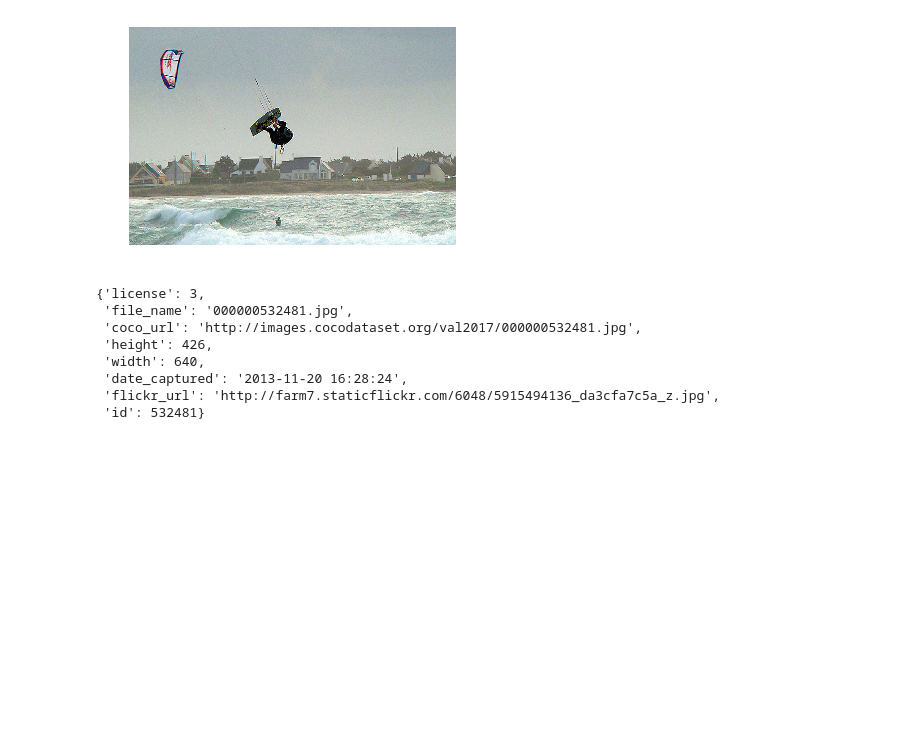
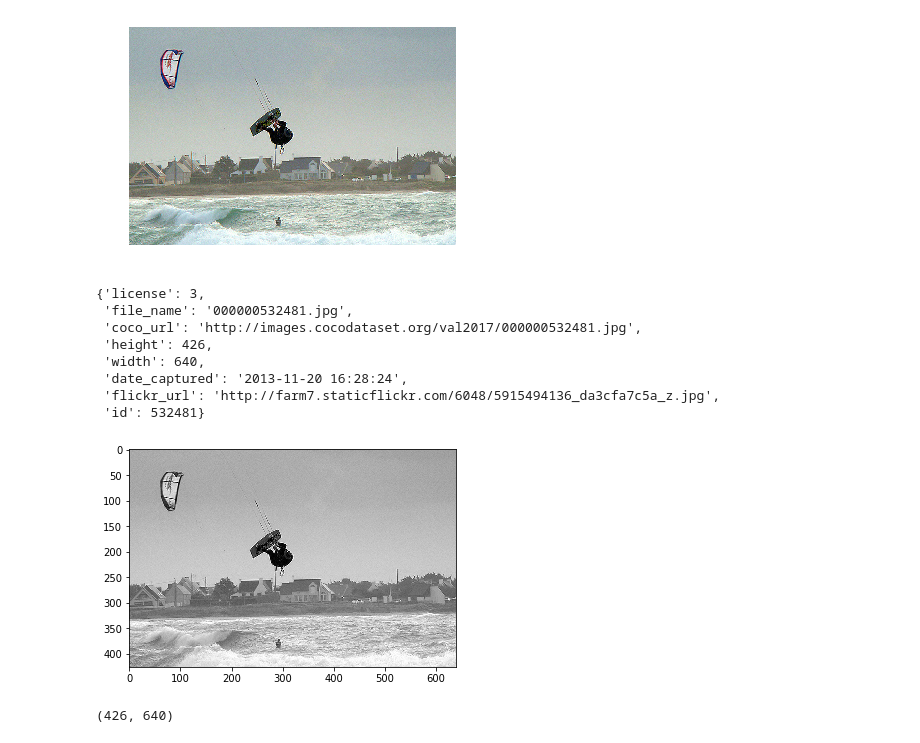
Before and after one commit to shan18/CapsNet-COCO, a Jupyter notebook: read_dataset.ipynb, the cells around one changed output. Cells and saved outputs as stored; diff of their text form; code cells hidden in the pictures; blank space fills up the shorter version.

Commit message:
Load dataset

```diff
--- a/read_dataset.ipynb
+++ b/read_dataset.ipynb
@@ -78,7 +83,7 @@ for category in categories:
 image_to_supercategories = {}
 for supercategory, img_ids in supercategory_to_img.items():
     for img_id in img_ids:
-        if img_id in image_to_supercategoriesries:
+        if img_id in image_to_supercategories:
             image_to_supercategories[img_id][supercategory_ids[supercategory]] = 1
         else:
             one_hot = [0] * len(super_names)
@@ -127,3 +122,17 @@ img
  'date_captured': '2013-11-20 16:28:24',
  'flickr_url': 'http://farm7.staticflickr.com/6048/5915494136_da3cfa7c5a_z.jpg',
  'id': 532481}
+# %%
+for img_id, supercategory in image_to_supercategories.items():
+    img = coco.loadImgs([img_id])[0]
+    img_path = '%s/%s/%s' % (data_dir, data_type, img['file_name'])
+    img_array = cv2.imread(img_path, cv2.IMREAD_GRAYSCALE)
+    plt.imshow(img_array, cmap='gray')
+    plt.show()
+    break
+# %% [output]
+[figure, added]
+# %%
+img_array.shape
+# %% [output]
+(426, 640)
```
Also changed, not shown: parts of 26 cells of this notebook, 2 other files.
